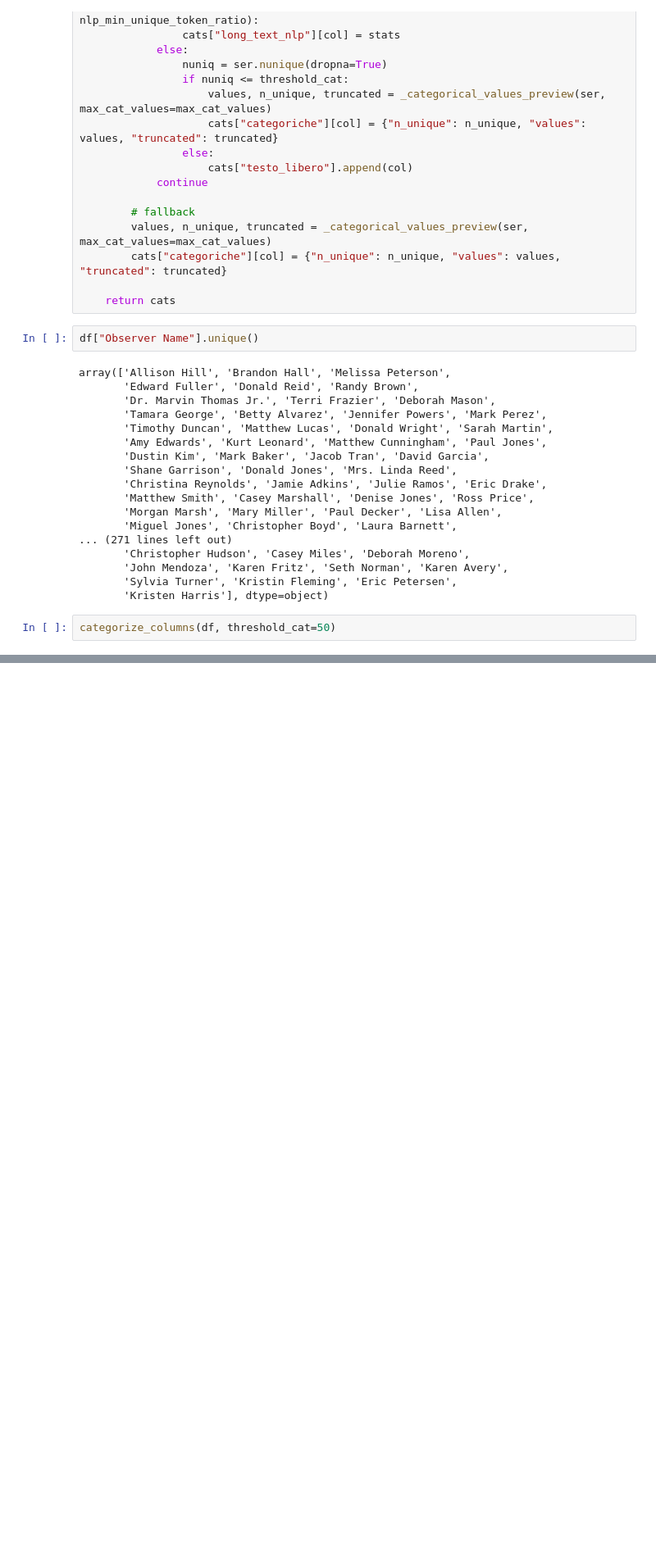
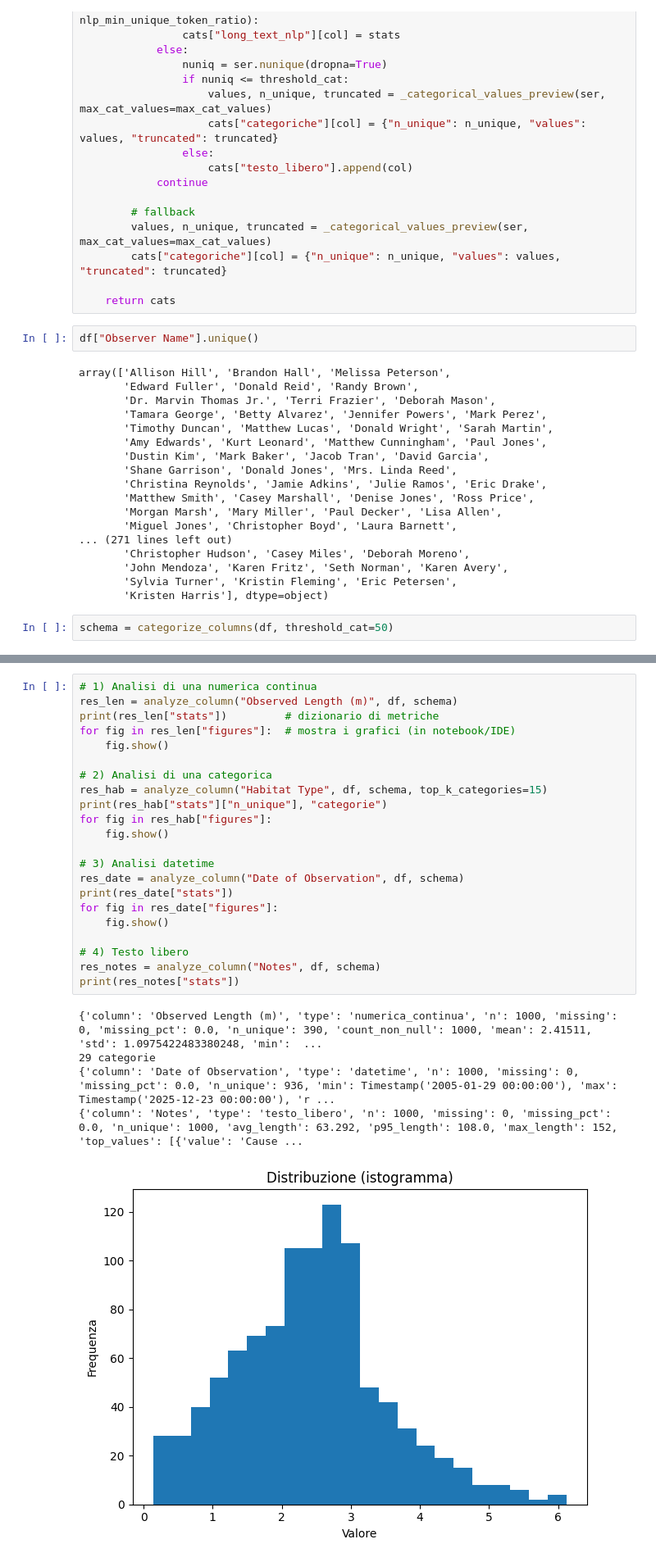
Before and after one commit to Asidual/ModelEvaluation, a Jupyter notebook: esperimento_1_12092025.ipynb, the cells around one changed output, grey strips where cells are left out. Shown at 82% size. Drawn from its saved outputs; the diff is of its cells as text; blank space fills up the shorter version.

```diff
--- a/esperimento_1_12092025.ipynb
+++ b/esperimento_1_12092025.ipynb
@@ -218,4 +218,4 @@ array(['Allison Hill', 'Brandon Hall', 'Melissa Peterson',
        'Sylvia Turner', 'Kristin Fleming', 'Eric Petersen',
        'Kristen Harris'], dtype=object)
 # %%
-categorize_columns(df, threshold_cat=50)
+schema = categorize_columns(df, threshold_cat=50)
@@ -239,0 +535,28 @@ categorize_columns(df, threshold_cat=50)
+# %%
+# 1) Analisi di una numerica continua
+res_len = analyze_column("Observed Length (m)", df, schema)
+print(res_len["stats"])         # dizionario di metriche
+for fig in res_len["figures"]:  # mostra i grafici (in notebook/IDE)
+    fig.show()
+
+# 2) Analisi di una categorica
+res_hab = analyze_column("Habitat Type", df, schema, top_k_categories=15)
+print(res_hab["stats"]["n_unique"], "categorie")
+for fig in res_hab["figures"]:
+    fig.show()
+
+# 3) Analisi datetime
+res_date = analyze_column("Date of Observation", df, schema)
+print(res_date["stats"])
+for fig in res_date["figures"]:
+    fig.show()
+
+# 4) Testo libero
+res_notes = analyze_column("Notes", df, schema)
+print(res_notes["stats"])
+# %% [output]
+{'column': 'Observed Length (m)', 'type': 'numerica_continua', 'n': 1000, 'missing': 0, 'missing_pct': 0.0, 'n_unique': 390, 'count_non_null': 1000, 'mean': 2.41511, 'std': 1.0975422483380248, 'min':  ...
+29 categorie
+{'column': 'Date of Observation', 'type': 'datetime', 'n': 1000, 'missing': 0, 'missing_pct': 0.0, 'n_unique': 936, 'min': Timestamp('2005-01-29 00:00:00'), 'max': Timestamp('2025-12-23 00:00:00'), 'r ...
+{'column': 'Notes', 'type': 'testo_libero', 'n': 1000, 'missing': 0, 'missing_pct': 0.0, 'n_unique': 1000, 'avg_length': 63.292, 'p95_length': 108.0, 'max_length': 152, 'top_values': [{'value': 'Cause ...
+[figure, added]
```
Also changed, not shown: parts of 9 cells of this notebook, 17 other files.
